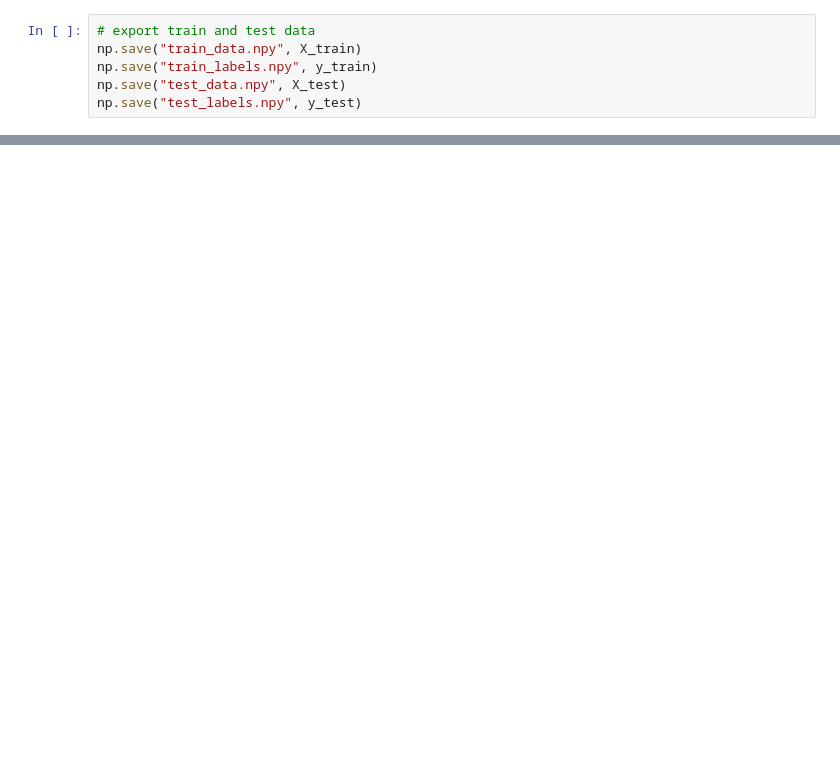
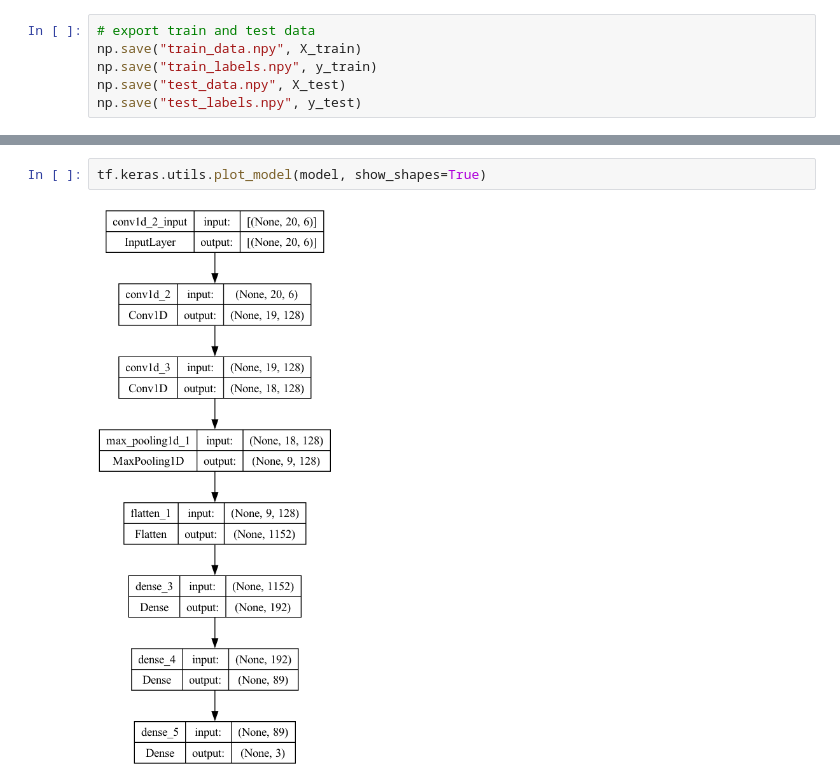
Before and after one commit to adrianytw/2dcnn-station-keeping-maneuver-detection, a Jupyter notebook: 3-model.ipynb, the cells around one changed output, grey strips where cells are left out. Saved outputs shown, nothing was run; the diff lists cells and outputs as text; blank space fills up the shorter version.

```diff
--- a/3-model.ipynb
+++ b/3-model.ipynb
@@ -142,0 +243,4 @@ np.save("test_labels.npy", y_test)
+# %%
+tf.keras.utils.plot_model(model, show_shapes=True)
+# %% [output]
+[figure, added]
```
Also changed, not shown: parts of 12 cells of this notebook, 15 other files.
